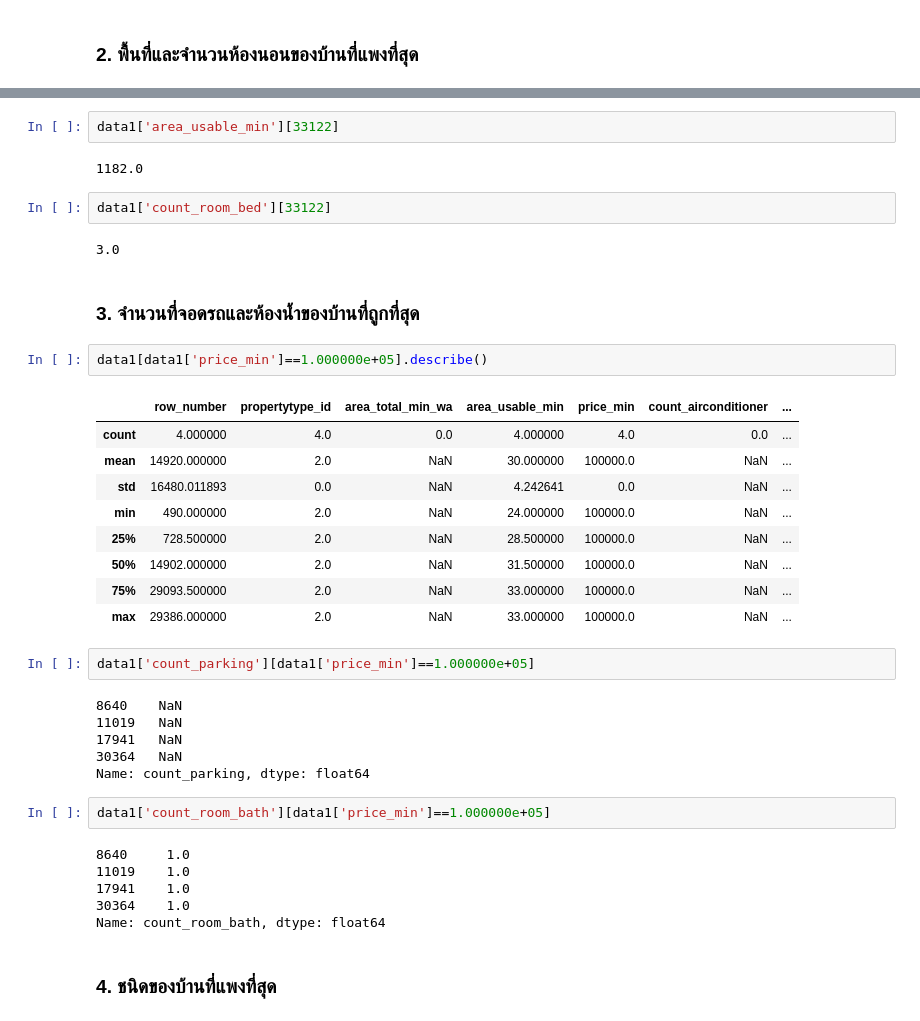
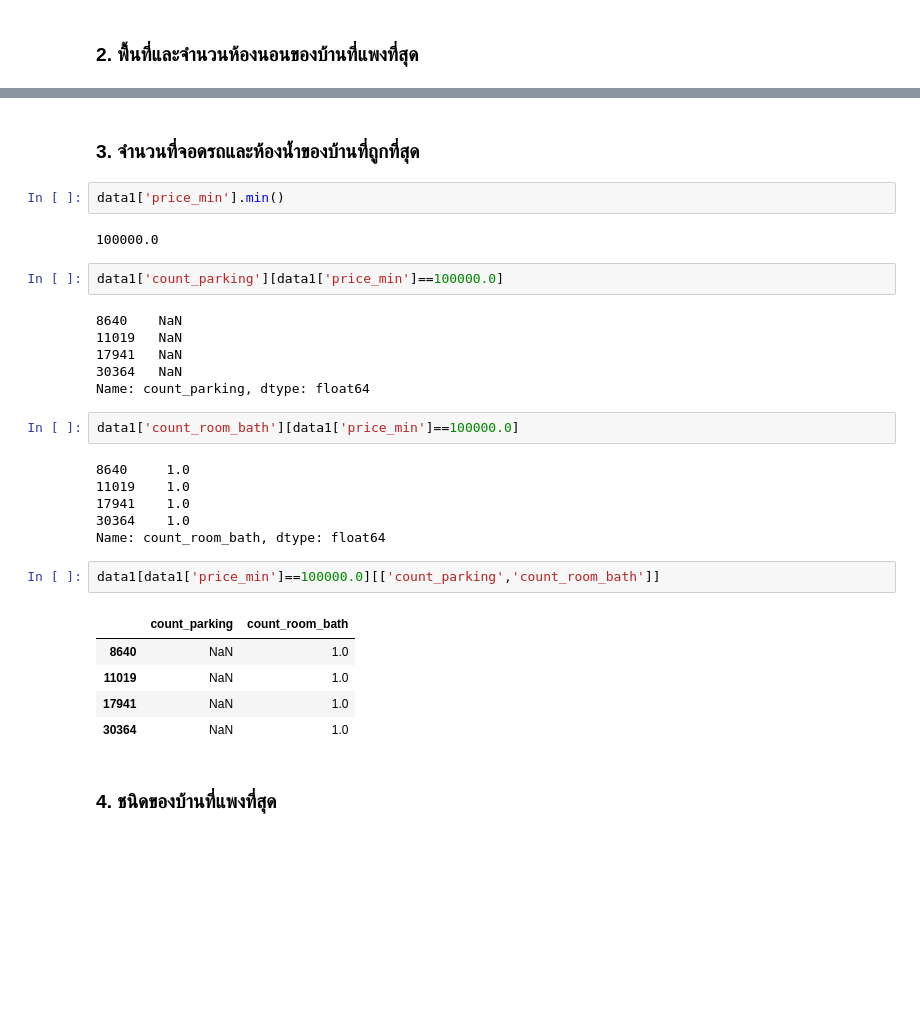
Before and after one commit to supatsara2002/BasicProg_DataViz65, a Jupyter notebook: Pandas_Dataframe_.ipynb, the cells around one changed output, grey strips where cells are left out. Cells and saved outputs as stored; diff of their text form; blank space fills up the shorter version.

```diff
--- a/Pandas_Dataframe_.ipynb
+++ b/Pandas_Dataframe_.ipynb
@@ -238,44 +257,36 @@ data1[data1['price_min']==5.800000e+08].describe()
 | 50% | 8629.0 | 2.0 | NaN | 1182.0 | 580000000.0 | NaN | ... |
 | 75% | 8629.0 | 2.0 | NaN | 1182.0 | 580000000.0 | NaN | ... |
 | max | 8629.0 | 2.0 | NaN | 1182.0 | 580000000.0 | NaN | ... |
-# %%
-data1['area_usable_min'][33122]
-# %% [output]
-1182.0
-# %%
-data1['count_room_bed'][33122]
-# %% [output]
-3.0
 # %% [markdown]
 ### 3. จำนวนที่จอดรถและห้องน้ำของบ้านที่ถูกที่สุด
+# %%
+data1['price_min'].min()
+# %% [output]
+100000.0
 # %%
-data1[data1['price_min']==1.000000e+05].describe()
+data1['count_parking'][data1['price_min']==100000.0]
 # %% [output]
-|  | row_number | propertytype_id | area_total_min_wa | area_usable_min | price_min | count_airconditioner | ... |
-| count | 4.000000 | 4.0 | 0.0 | 4.000000 | 4.0 | 0.0 | ... |
-| mean | 14920.000000 | 2.0 | NaN | 30.000000 | 100000.0 | NaN | ... |
-| std | 16480.011893 | 0.0 | NaN | 4.242641 | 0.0 | NaN | ... |
-| min | 490.000000 | 2.0 | NaN | 24.000000 | 100000.0 | NaN | ... |
-| 25% | 728.500000 | 2.0 | NaN | 28.500000 | 100000.0 | NaN | ... |
-| 50% | 14902.000000 | 2.0 | NaN | 31.500000 | 100000.0 | NaN | ... |
-| 75% | 29093.500000 | 2.0 | NaN | 33.000000 | 100000.0 | NaN | ... |
-| max | 29386.000000 | 2.0 | NaN | 33.000000 | 100000.0 | NaN | ... |
+8640    NaN
+11019   NaN
+17941   NaN
+30364   NaN
+Name: count_parking, dtype: float64
 # %%
-data1['count_parking'][data1['price_min']==1.000000e+05]
+data1['count_room_bath'][data1['price_min']==100000.0]
 # %% [output]
-8640    NaN
-11019   NaN
-17941   NaN
-30364   NaN
-Name: count_parking, dtype: float64
+8640     1.0
+11019    1.0
+17941    1.0
+30364    1.0
+Name: count_room_bath, dtype: float64
-# %%
-data1['count_room_bath'][data1['price_min']==1.000000e+05]
-# %% [output]
-8640     1.0
-11019    1.0
-17941    1.0
-30364    1.0
-Name: count_room_bath, dtype: float64
+# %%
+data1[data1['price_min']==100000.0][['count_parking','count_room_bath']]
+# %% [output]
+|  | count_parking | count_room_bath |
+| 8640 | NaN | 1.0 |
+| 11019 | NaN | 1.0 |
+| 17941 | NaN | 1.0 |
+| 30364 | NaN | 1.0 |
 # %% [markdown]
 ### 4. ชนิดของบ้านที่แพงที่สุด
 # %%
```
Also changed, not shown: parts of 21 cells of this notebook.
